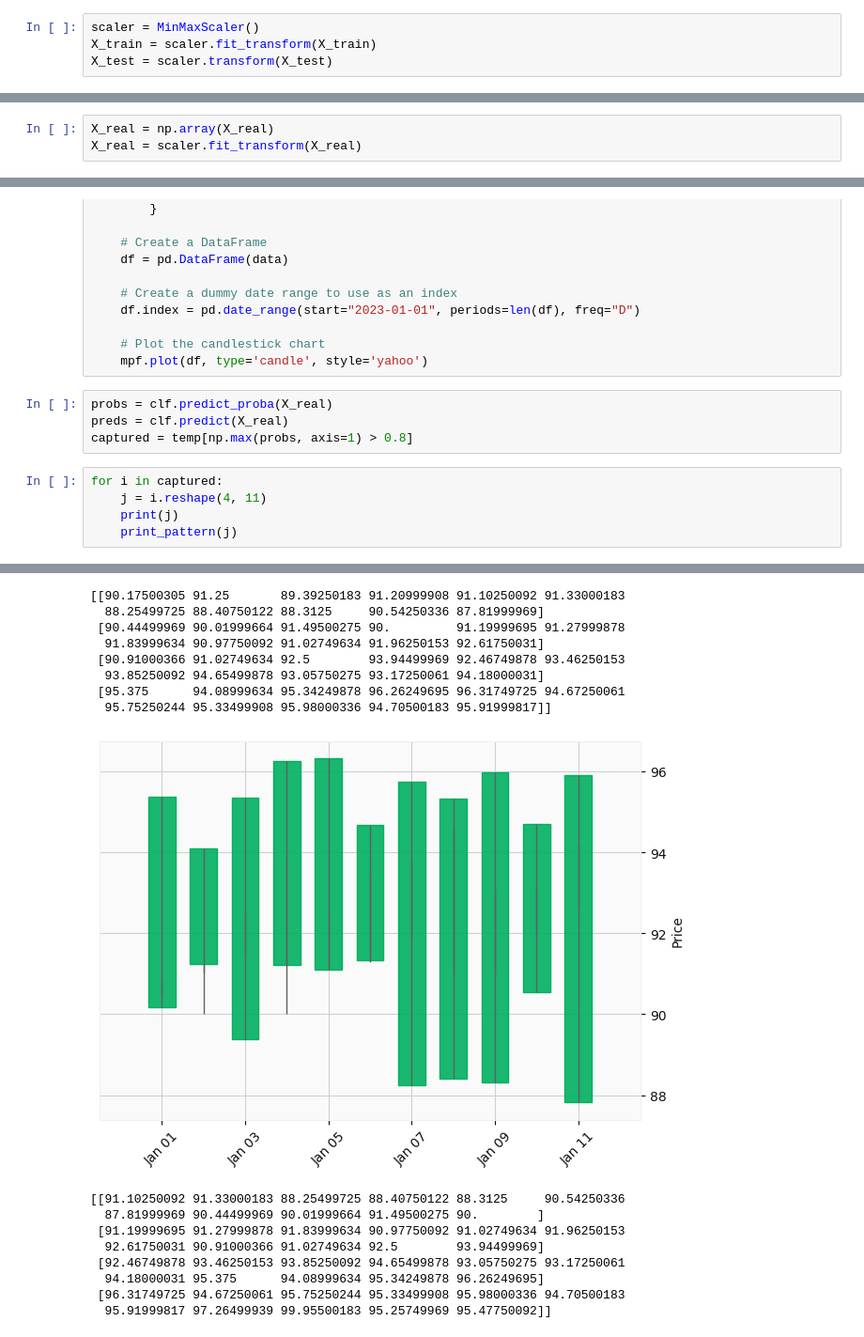
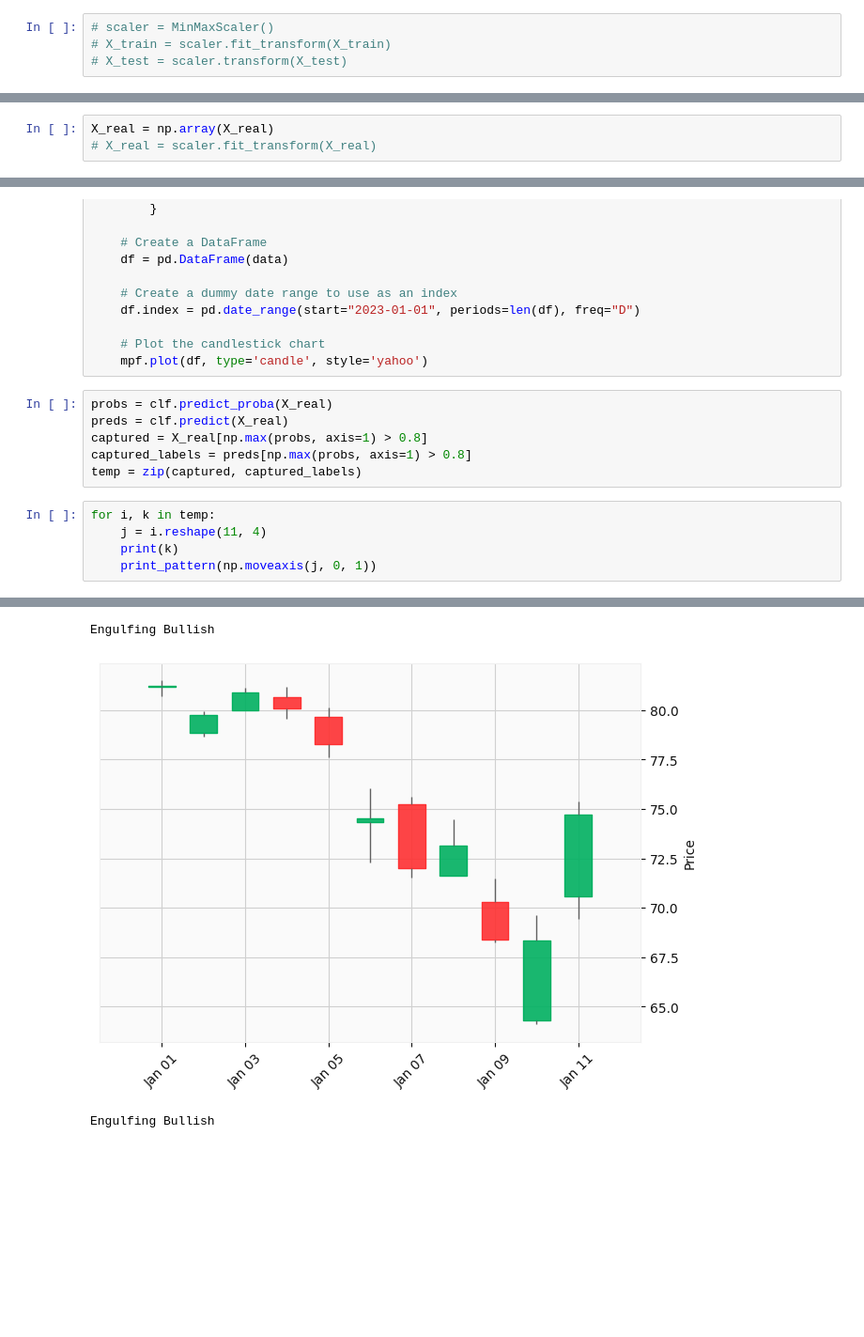
Before and after one commit to OverCat2000/Research, a Jupyter notebook: Classifier.ipynb, the cells around one changed output, grey strips where cells are left out. Shown at 94% size. Drawn from its saved outputs; the diff is of its cells as text; blank space fills up the shorter version.

```diff
--- a/Classifier.ipynb
+++ b/Classifier.ipynb
@@ -34,7 +34,7 @@ X_train.shape, X_test.shape, y_train.shape, y_test.shape
 # %%
-scaler = MinMaxScaler()
-X_train = scaler.fit_transform(X_train)
-X_test = scaler.transform(X_test)
+# scaler = MinMaxScaler()
+# X_train = scaler.fit_transform(X_train)
+# X_test = scaler.transform(X_test)
 # %%
 clf = RandomForestClassifier(random_state=42)
 # %%
@@ -72,7 +72,7 @@ for i in range(len(stock_data) - window_size):
     X_real.append(features)
 # %%
 X_real = np.array(X_real)
-X_real = scaler.fit_transform(X_real)
+# X_real = scaler.fit_transform(X_real)
 # %%
 def print_pattern(temp):
     data = {
@@ -93,10 +93,12 @@ def print_pattern(temp):
 # %%
 probs = clf.predict_proba(X_real)
 preds = clf.predict(X_real)
-captured = temp[np.max(probs, axis=1) > 0.8]
+captured = X_real[np.max(probs, axis=1) > 0.8]
+captured_labels = preds[np.max(probs, axis=1) > 0.8]
+temp = zip(captured, captured_labels)
 # %%
-for i in captured:
-    j = i.reshape(4, 11)
-    print(j)
-    print_pattern(j)
+for i, k in temp:
+    j = i.reshape(11, 4)
+    print(k)
+    print_pattern(np.moveaxis(j, 0, 1))
 # %% [output]
@@ -121,17 +109,3 @@ for i in captured:
-[[90.17500305 91.25       89.39250183 91.20999908 91.10250092 91.33000183
-  88.25499725 88.40750122 88.3125     90.54250336 87.81999969]
- [90.44499969 90.01999664 91.49500275 90.         91.19999695 91.27999878
-  91.83999634 90.97750092 91.02749634 91.96250153 92.61750031]
- [90.91000366 91.02749634 92.5        93.94499969 92.46749878 93.46250153
-  93.85250092 94.65499878 93.05750275 93.17250061 94.18000031]
- [95.375      94.08999634 95.34249878 96.26249695 96.31749725 94.67250061
-  95.75250244 95.33499908 95.98000336 94.70500183 95.91999817]]
+Engulfing Bullish
-[figure, old version]
+[figure, new version]
-[[91.10250092 91.33000183 88.25499725 88.40750122 88.3125     90.54250336
-  87.81999969 90.44499969 90.01999664 91.49500275 90.        ]
- [91.19999695 91.27999878 91.83999634 90.97750092 91.02749634 91.96250153
-  92.61750031 90.91000366 91.02749634 92.5        93.94499969]
- [92.46749878 93.46250153 93.85250092 94.65499878 93.05750275 93.17250061
-  94.18000031 95.375      94.08999634 95.34249878 96.26249695]
- [96.31749725 94.67250061 95.75250244 95.33499908 95.98000336 94.70500183
-  95.91999817 97.26499939 99.95500183 95.25749969 95.47750092]]
+Engulfing Bullish
```
Also changed, not shown: parts of 6 cells of this notebook, 1 other file.
